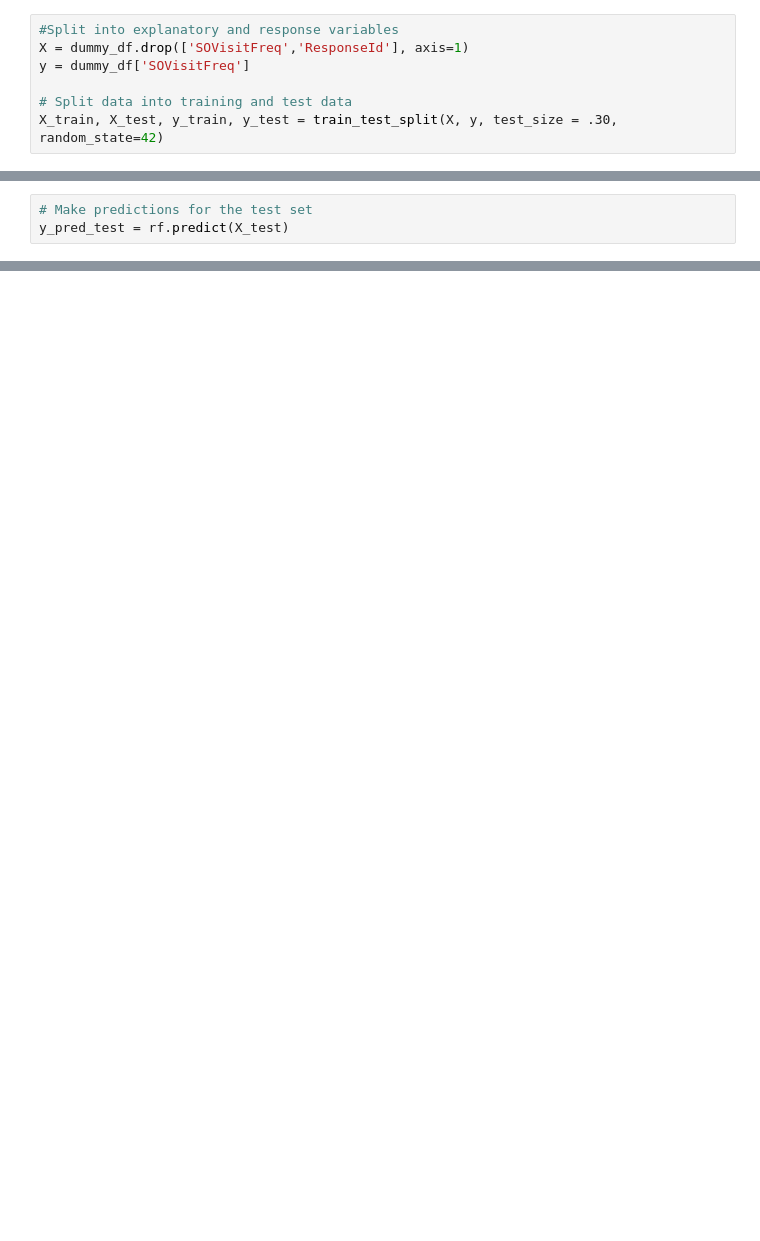
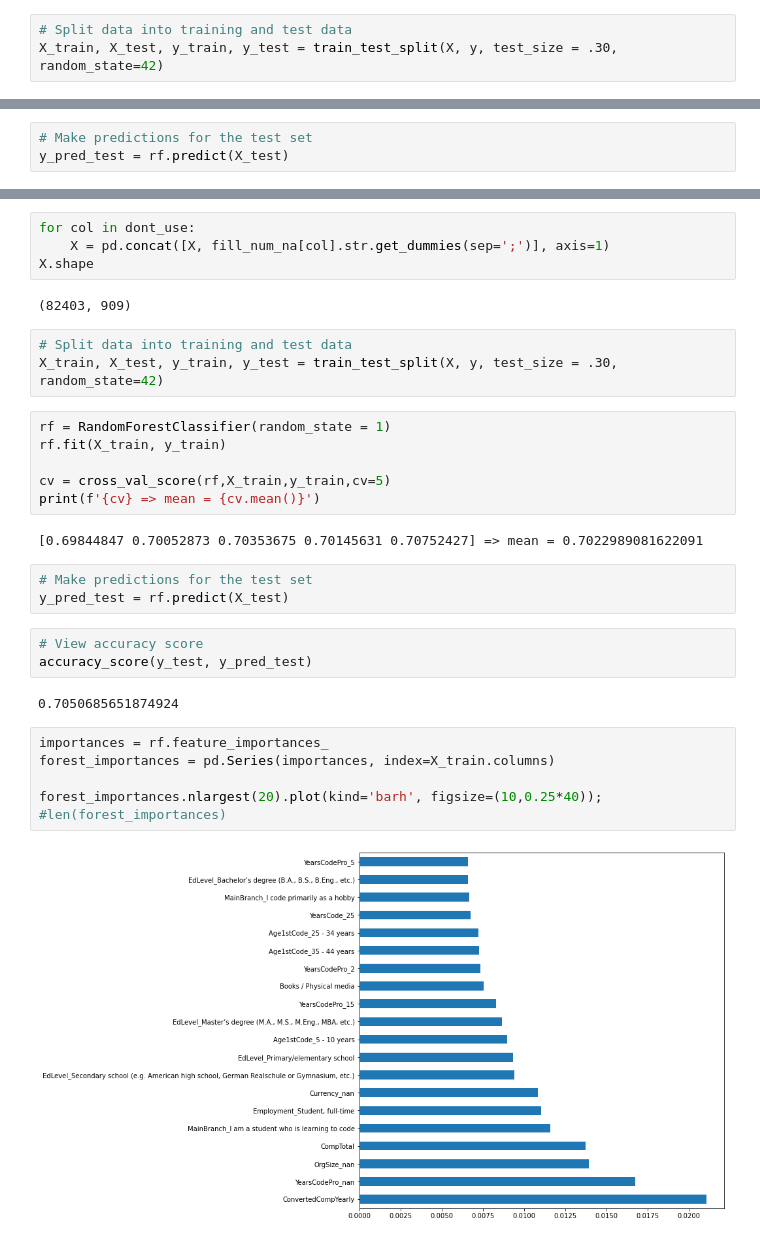
Before and after one commit to natashk/Udacity-DSND-Project1, a Jupyter notebook: so_survey.ipynb, the cells around one changed output, grey strips where cells are left out. Drawn from its saved outputs; the diff is of its cells as text; blank space fills up the shorter version.

Commit message:
Predicted Age with 70.5% accuracy

```diff
--- a/so_survey.ipynb
+++ b/so_survey.ipynb
@@ -508,8 +508,4 @@ dummy_df.shape
 # %%
-#Split into explanatory and response variables
-X = dummy_df.drop(['SOVisitFreq','ResponseId'], axis=1)
-y = dummy_df['SOVisitFreq']
-
 # Split data into training and test data
 X_train, X_test, y_train, y_test = train_test_split(X, y, test_size = .30, random_state=42)
 # %%
@@ -587,0 +605,32 @@ forest_importances.nsmallest(20).plot(kind='barh', figsize=(10,0.25*40)); #len(f
+# %%
+for col in dont_use:
+    X = pd.concat([X, fill_num_na[col].str.get_dummies(sep=';')], axis=1)
+X.shape
+# %% [output]
+(82403, 909)
+# %%
+# Split data into training and test data
+X_train, X_test, y_train, y_test = train_test_split(X, y, test_size = .30, random_state=42)
+# %%
+rf = RandomForestClassifier(random_state = 1)
+rf.fit(X_train, y_train)
+
+cv = cross_val_score(rf,X_train,y_train,cv=5)
+print(f'{cv} => mean = {cv.mean()}')
+# %% [output]
+[0.69844847 0.70052873 0.70353675 0.70145631 0.70752427] => mean = 0.7022989081622091
+# %%
+# Make predictions for the test set
+y_pred_test = rf.predict(X_test)
+# %%
+# View accuracy score
+accuracy_score(y_test, y_pred_test)
+# %% [output]
+0.7050685651874924
+# %%
+importances = rf.feature_importances_
+forest_importances = pd.Series(importances, index=X_train.columns)
+
+forest_importances.nlargest(20).plot(kind='barh', figsize=(10,0.25*40)); #len(forest_importances)
+# %% [output]
+[figure, added]
```
Also changed, not shown: parts of 27 cells of this notebook.
